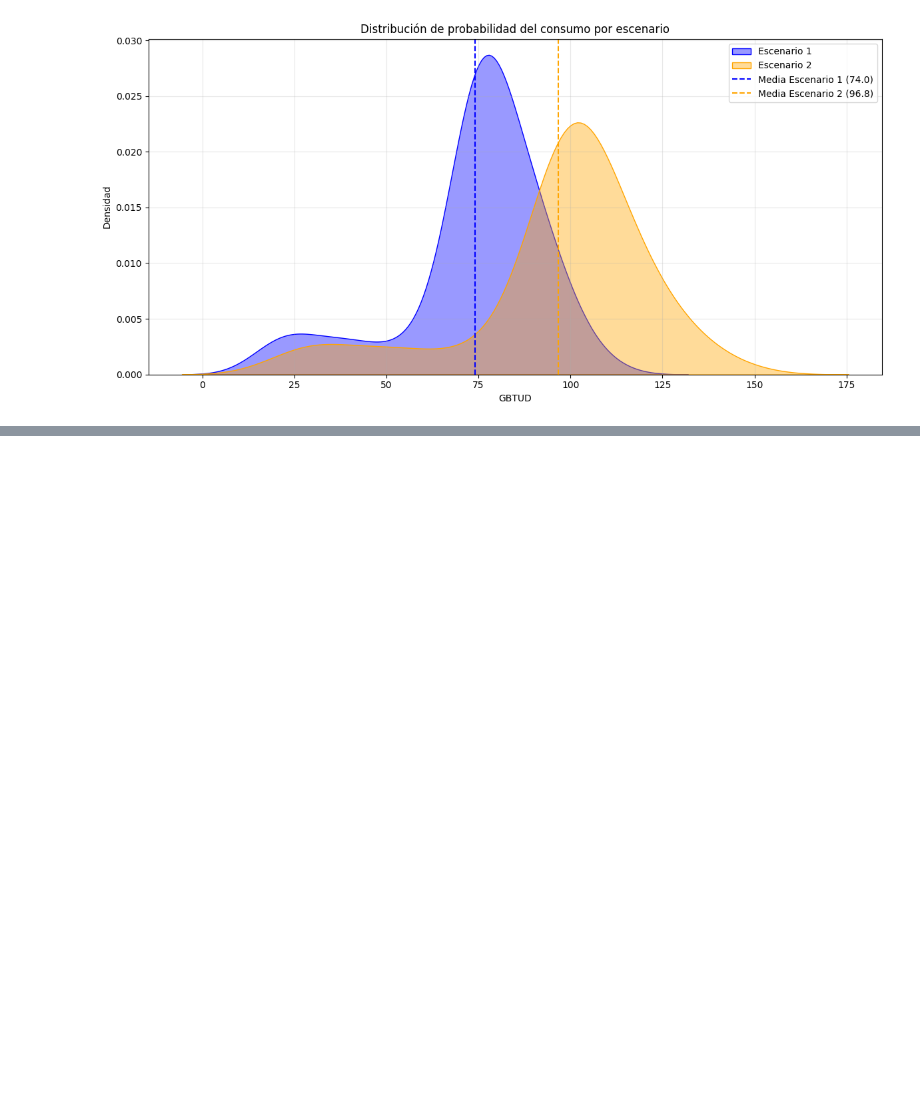
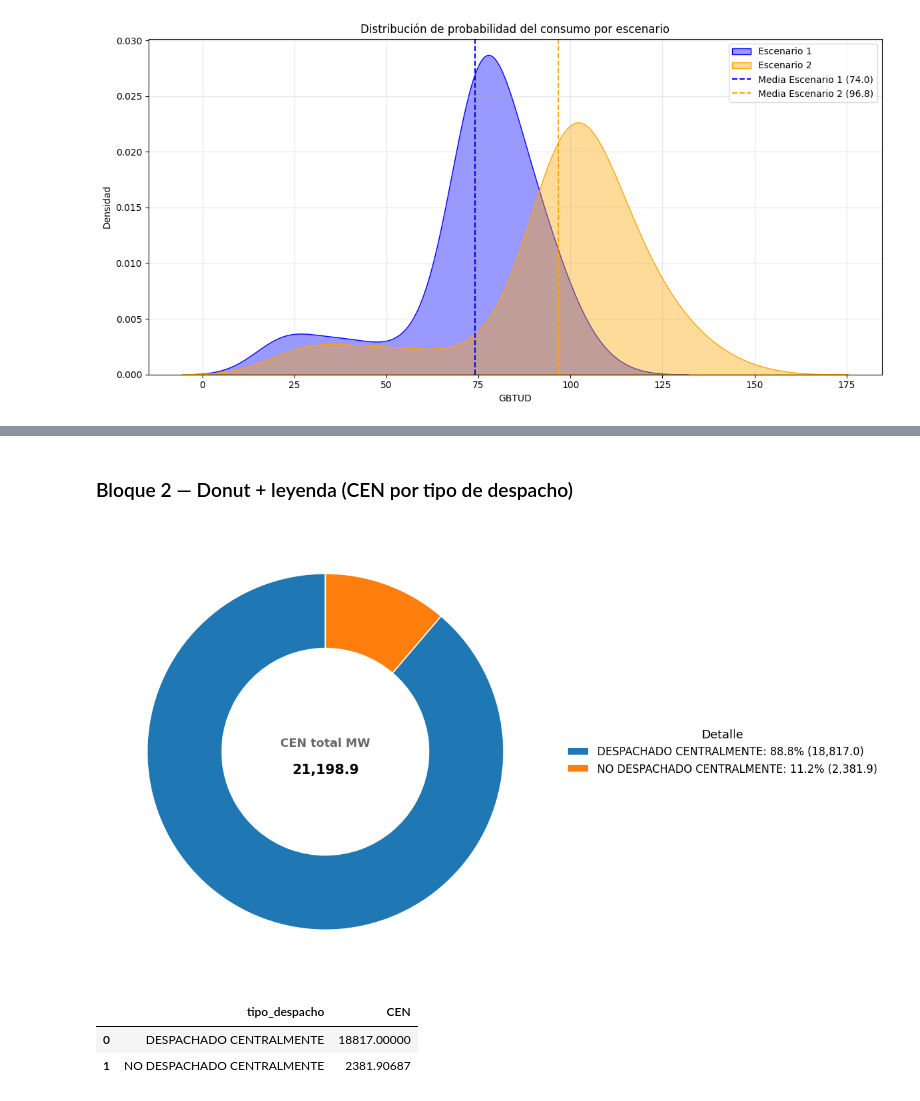
Before and after one commit to EdwarARL23/ScriptsPython, a Jupyter notebook: Graficas.ipynb, the cells around one changed output, grey strips where cells are left out. Saved outputs shown, nothing was run; the diff lists cells and outputs as text; code cells hidden in the pictures; blank space fills up the shorter version.

```diff
--- a/Graficas.ipynb
+++ b/Graficas.ipynb
@@ -71,0 +235,58 @@ plt.show()
+# %% [markdown]
+### Bloque 2 — Donut + leyenda (CEN por tipo de despacho)
+# %%
+import matplotlib.pyplot as plt
+import matplotlib as mpl
+
+mpl.rcParams.update({
+    "font.size": 14,
+    "font.family": "sans-serif",
+    "axes.titlesize": 20,
+    "axes.titleweight": "bold"
+})
+
+cen_por_despacho = (
+    df.groupby("tipo_despacho", as_index=False)["CEN"].sum()
+      .sort_values("CEN", ascending=False)
+)
+
+vals = cen_por_despacho["CEN"].values
+labels = cen_por_despacho["tipo_despacho"].values
+total = vals.sum()
+pcts = 100 * vals / total
+
+legend_labels = [f"{lab}: {pct:.1f}% ({val:,.1f})" for lab, pct, val in zip(labels, pcts, vals)]
+
+fig, ax = plt.subplots(figsize=(11, 7.5))
+wedges, _ = ax.pie(
+    vals,
+    startangle=90,
+    labels=None,
+    wedgeprops=dict(width=0.42, edgecolor="white", linewidth=1.3)
+)
+
+ax.text(0, 0.05, "CEN total MW", ha="center", va="center", fontsize=13, color="dimgray", fontweight="bold")
+ax.text(0, -0.10, f"{total:,.1f}", ha="center", va="center", fontsize=15, fontweight="bold")
+
+# ax.set_title("Participación de CEN por tipo de despacho", pad=16)
+# ax.axis("equal")
+
+ax.legend(
+    wedges, legend_labels,
+    title="Detalle",
+    loc="center left",
+    bbox_to_anchor=(1.02, 0.5),
+    frameon=False,
+    fontsize=12,
+    title_fontsize=13
+)
+
+plt.tight_layout()
+plt.show()
+
+cen_por_despacho
+# %% [output]
+[figure, added]
+|  | tipo_despacho | CEN |
+| 0 | DESPACHADO CENTRALMENTE | 18817.00000 |
+| 1 | NO DESPACHADO CENTRALMENTE | 2381.90687 |
```
Also changed, not shown: parts of 19 cells of this notebook, 26 other files.
